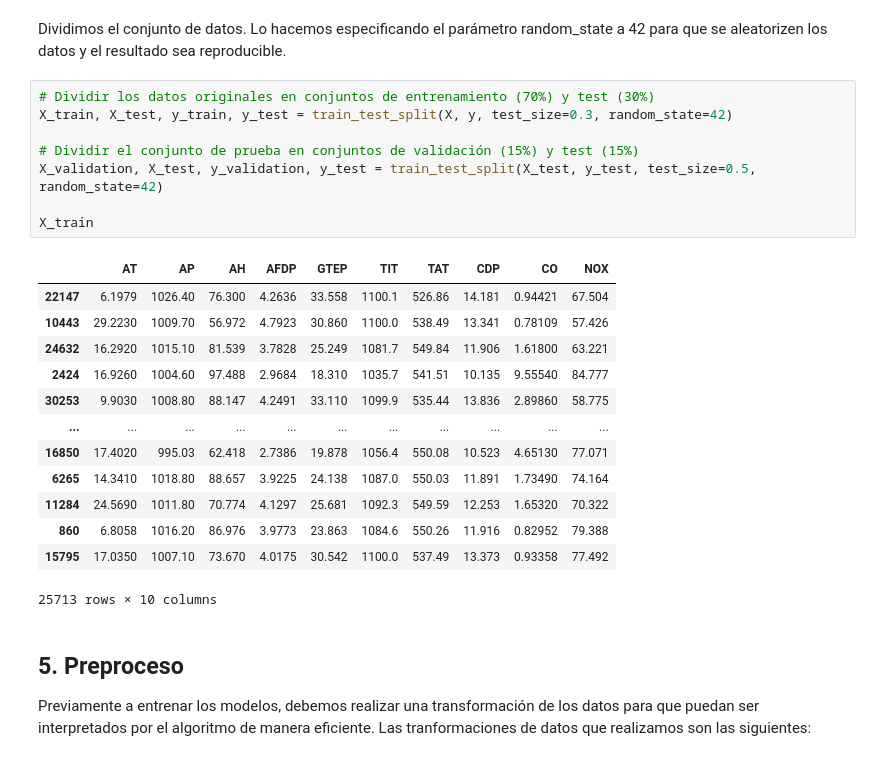
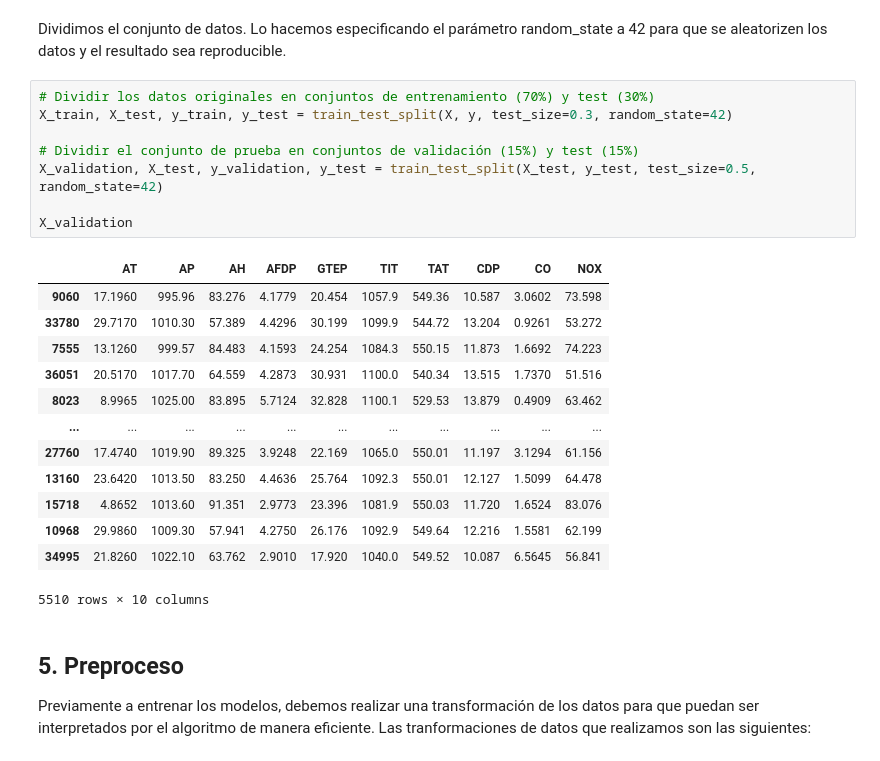
Before and after one commit to cabamarcos/Gas-Turbine-Emission-Prediction, a Jupyter notebook: P1_RRNN.ipynb, the cells around one changed output. Drawn from its saved outputs; the diff is of its cells as text.

```diff
--- a/P1_RRNN.ipynb
+++ b/P1_RRNN.ipynb
@@ -140,25 +142,25 @@ Dividimos el conjunto de datos. Lo hacemos especificando el parámetro random_st
 # %%
 # Dividir los datos originales en conjuntos de entrenamiento (70%) y test (30%)
 X_train, X_test, y_train, y_test = train_test_split(X, y, test_size=0.3, random_state=42)
 
 # Dividir el conjunto de prueba en conjuntos de validación (15%) y test (15%)
 X_validation, X_test, y_validation, y_test = train_test_split(X_test, y_test, test_size=0.5, random_state=42)
 
-X_train
+X_validation
 # %% [output]
 |  | AT | AP | AH | AFDP | GTEP | TIT | TAT | CDP | CO | NOX |
-| 22147 | 6.1979 | 1026.40 | 76.300 | 4.2636 | 33.558 | 1100.1 | 526.86 | 14.181 | 0.94421 | 67.504 |
-| 10443 | 29.2230 | 1009.70 | 56.972 | 4.7923 | 30.860 | 1100.0 | 538.49 | 13.341 | 0.78109 | 57.426 |
-| 24632 | 16.2920 | 1015.10 | 81.539 | 3.7828 | 25.249 | 1081.7 | 549.84 | 11.906 | 1.61800 | 63.221 |
-| 2424 | 16.9260 | 1004.60 | 97.488 | 2.9684 | 18.310 | 1035.7 | 541.51 | 10.135 | 9.55540 | 84.777 |
-| 30253 | 9.9030 | 1008.80 | 88.147 | 4.2491 | 33.110 | 1099.9 | 535.44 | 13.836 | 2.89860 | 58.775 |
+| 9060 | 17.1960 | 995.96 | 83.276 | 4.1779 | 20.454 | 1057.9 | 549.36 | 10.587 | 3.0602 | 73.598 |
+| 33780 | 29.7170 | 1010.30 | 57.389 | 4.4296 | 30.199 | 1099.9 | 544.72 | 13.204 | 0.9261 | 53.272 |
+| 7555 | 13.1260 | 999.57 | 84.483 | 4.1593 | 24.254 | 1084.3 | 550.15 | 11.873 | 1.6692 | 74.223 |
+| 36051 | 20.5170 | 1017.70 | 64.559 | 4.2873 | 30.931 | 1100.0 | 540.34 | 13.515 | 1.7370 | 51.516 |
+| 8023 | 8.9965 | 1025.00 | 83.895 | 5.7124 | 32.828 | 1100.1 | 529.53 | 13.879 | 0.4909 | 63.462 |
 | ... | ... | ... | ... | ... | ... | ... | ... | ... | ... | ... |
-| 16850 | 17.4020 | 995.03 | 62.418 | 2.7386 | 19.878 | 1056.4 | 550.08 | 10.523 | 4.65130 | 77.071 |
-| 6265 | 14.3410 | 1018.80 | 88.657 | 3.9225 | 24.138 | 1087.0 | 550.03 | 11.891 | 1.73490 | 74.164 |
-| 11284 | 24.5690 | 1011.80 | 70.774 | 4.1297 | 25.681 | 1092.3 | 549.59 | 12.253 | 1.65320 | 70.322 |
-| 860 | 6.8058 | 1016.20 | 86.976 | 3.9773 | 23.863 | 1084.6 | 550.26 | 11.916 | 0.82952 | 79.388 |
-| 15795 | 17.0350 | 1007.10 | 73.670 | 4.0175 | 30.542 | 1100.0 | 537.49 | 13.373 | 0.93358 | 77.492 |
+| 27760 | 17.4740 | 1019.90 | 89.325 | 3.9248 | 22.169 | 1065.0 | 550.01 | 11.197 | 3.1294 | 61.156 |
+| 13160 | 23.6420 | 1013.50 | 83.250 | 4.4636 | 25.764 | 1092.3 | 550.01 | 12.127 | 1.5099 | 64.478 |
+| 15718 | 4.8652 | 1013.60 | 91.351 | 2.9773 | 23.396 | 1081.9 | 550.03 | 11.720 | 1.6524 | 83.076 |
+| 10968 | 29.9860 | 1009.30 | 57.941 | 4.2750 | 26.176 | 1092.9 | 549.64 | 12.216 | 1.5581 | 62.199 |
+| 34995 | 21.8260 | 1022.10 | 63.762 | 2.9010 | 17.920 | 1040.0 | 549.52 | 10.087 | 6.5645 | 56.841 |
-25713 rows × 10 columns
+5510 rows × 10 columns
 # %% [markdown]
 ## 5. Preproceso
 Previamente a entrenar los modelos, debemos realizar una transformación de los datos para que puedan ser interpretados por el algoritmo de manera eficiente. Las tranformaciones de datos que realizamos son las siguientes:
```
Also changed, not shown: parts of 12 cells of this notebook.
